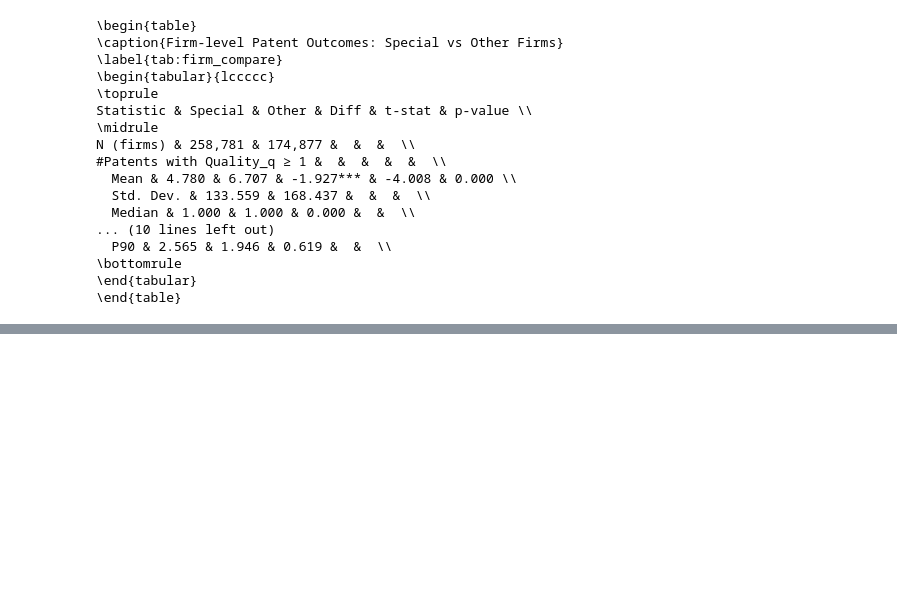
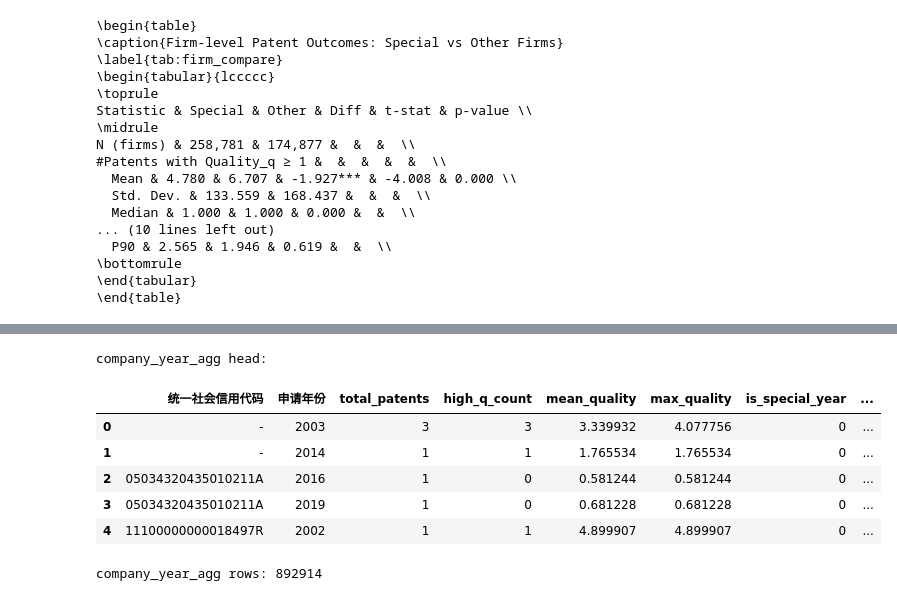
Before and after one commit to luhaoqi/Patent-indicators, a Jupyter notebook: stat/graph/graph.ipynb, the cells around one changed output, grey strips where cells are left out. Cells and saved outputs as stored; diff of their text form; code cells hidden in the pictures; blank space fills up the shorter version.

```diff
--- a/stat/graph/graph.ipynb
+++ b/stat/graph/graph.ipynb
@@ -1158,0 +1341,31 @@ N (firms) & 258,781 & 174,877 &  &  &  \\
+# %%
+# -----------------------------
+# D) （公司-年份层）聚合：公司×年专利产出，并按 is_special_year 分组对比
+# -----------------------------
+company_year_agg = (
+    p_dyn.groupby([PATENT_UCC_COL, YEAR_COL], dropna=False)
+        .agg(
+            total_patents=(QUALITY_COL, "size"),
+            high_q_count=(QUALITY_COL, lambda s: (pd.to_numeric(s, errors="coerce").fillna(-np.inf) >= QUALITY_THRESHOLD).sum()),
+            mean_quality=(QUALITY_COL, lambda s: pd.to_numeric(s, errors="coerce").mean()),
+            max_quality=(QUALITY_COL, lambda s: pd.to_numeric(s, errors="coerce").max()),
+            is_special_year=("is_special_year", "max"),
+        )
+        .reset_index()
+)
+
+# log(1+专利数)
+company_year_agg["log_total_patents"] = np.log1p(company_year_agg["total_patents"])
+
+print("company_year_agg head:")
+display(company_year_agg.head())
+print("company_year_agg rows:", len(company_year_agg))
+# %% [output]
+company_year_agg head:
+|  | 统一社会信用代码 | 申请年份 | total_patents | high_q_count | mean_quality | max_quality | is_special_year | ... |
+| 0 | - | 2003 | 3 | 3 | 3.339932 | 4.077756 | 0 | ... |
+| 1 | - | 2014 | 1 | 1 | 1.765534 | 1.765534 | 0 | ... |
+| 2 | 05034320435010211A | 2016 | 1 | 0 | 0.581244 | 0.581244 | 0 | ... |
+| 3 | 05034320435010211A | 2019 | 1 | 0 | 0.681228 | 0.681228 | 0 | ... |
+| 4 | 11100000000018497R | 2002 | 1 | 1 | 4.899907 | 4.899907 | 0 | ... |
+company_year_agg rows: 892914
```
Also changed, not shown: parts of 6 cells of this notebook.
